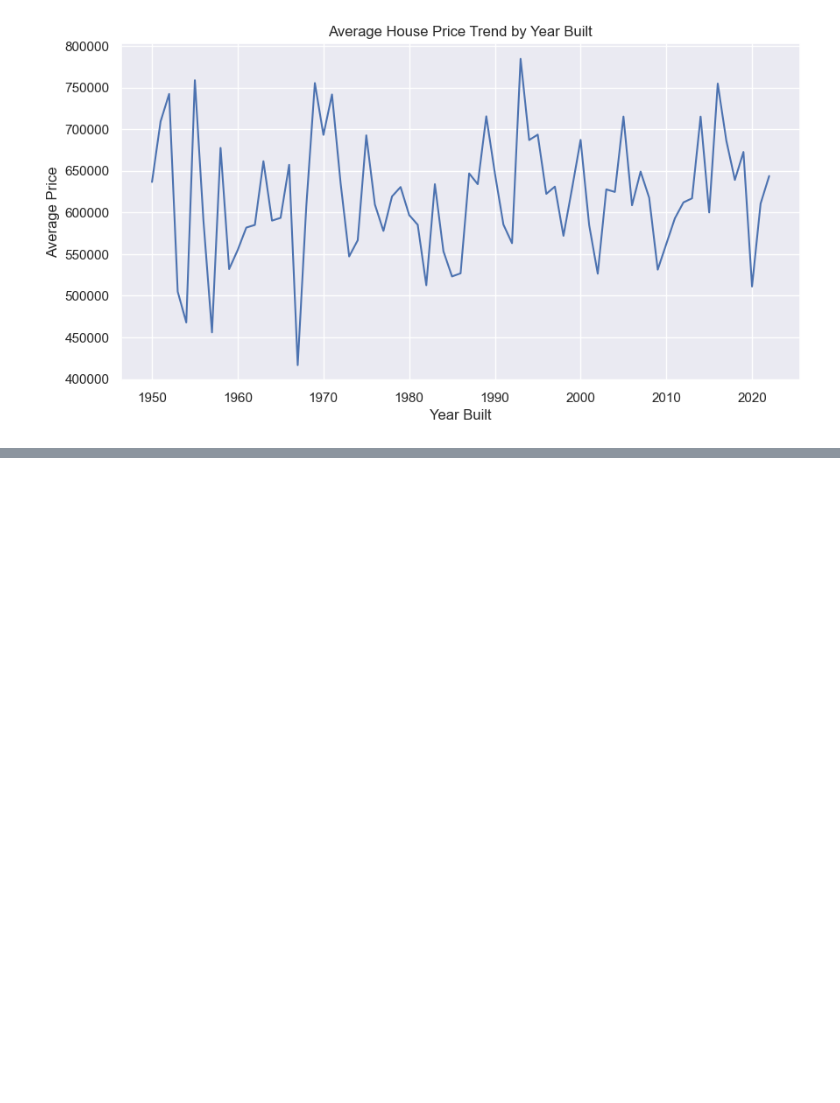
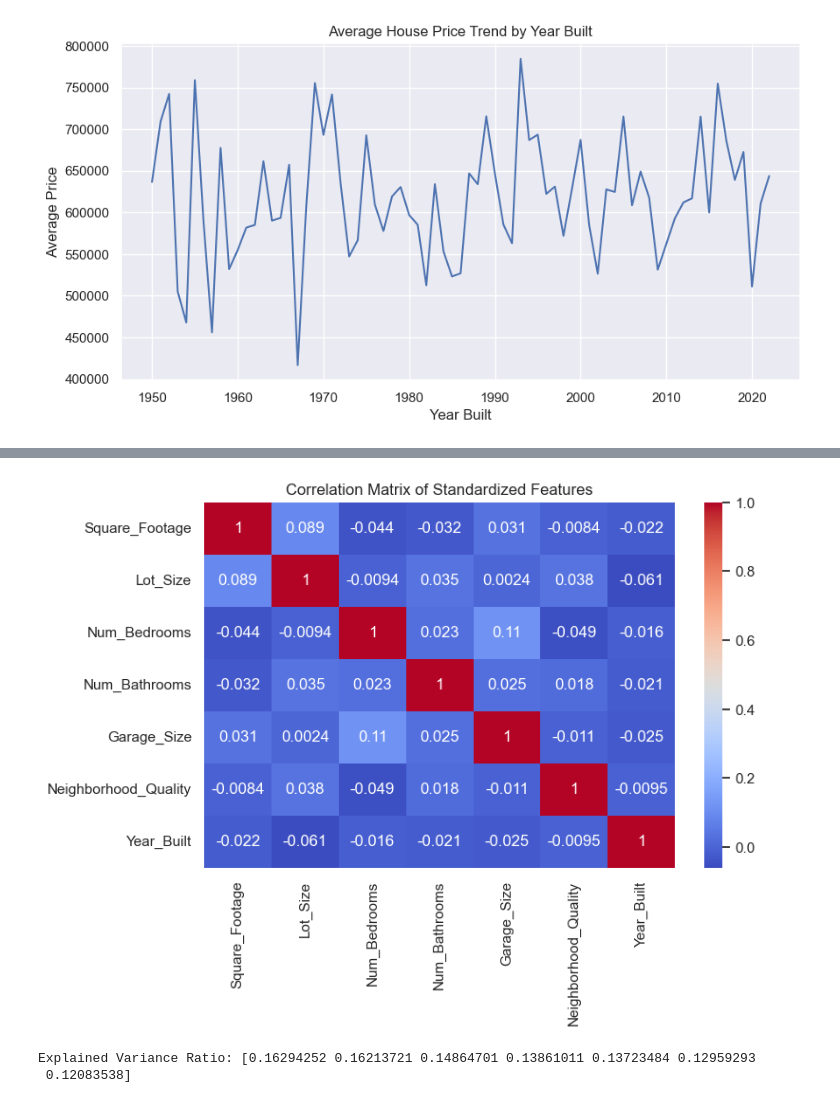
Before and after one commit to abdulaziz-alhassan/ML, a Jupyter notebook: Lab4.ipynb, the cells around one changed output, grey strips where cells are left out. Saved outputs shown, nothing was run; the diff lists cells and outputs as text; code cells hidden in the pictures; blank space fills up the shorter version.

```diff
--- a/Lab3.ipynb
+++ b/Lab4.ipynb
@@ -199,0 +262,9 @@ plt.show()
+# %%
+from sklearn.preprocessing import StandardScaler
+
+scaler = StandardScaler()
+df_standardized = df[["Square_Footage", "Lot_Size","Num_Bedrooms","Num_Bathrooms","Garage_Size","Neighborhood_Quality","Year_Built"]].copy()
+
+df_standardized[["Square_Footage", "Lot_Size","Num_Bedrooms","Num_Bathrooms","Garage_Size","Neighborhood_Quality","Year_Built"]] = scaler.fit_transform(df_standardized[["Square_Footage", "Lot_Size","Num_Bedrooms","Num_Bathrooms","Garage_Size","Neighborhood_Quality","Year_Built"]])
+
+df_standardized.head()
@@ -199,0 +278,20 @@ plt.show()
+# %%
+plt.figure(figsize=(8,5))
+sns.heatmap(df_standardized.corr(),annot=True, cmap="coolwarm")
+plt.title("Correlation Matrix of Standardized Features")
+plt.show()
+# %% [output]
+[figure, added]
+# %%
+from sklearn.decomposition import PCA
+
+X = df_standardized[["Square_Footage", "Lot_Size","Num_Bedrooms","Num_Bathrooms","Garage_Size","Neighborhood_Quality","Year_Built"]]
+
+pca = PCA()
+
+principal_components = pca.fit_transform(X)
+
+print("Explained Variance Ratio:", pca.explained_variance_ratio_)
+# %% [output]
+Explained Variance Ratio: [0.16294252 0.16213721 0.14864701 0.13861011 0.13723484 0.12959293
+ 0.12083538]
```
Also changed, not shown: parts of 8 cells of this notebook, 3 other files.
